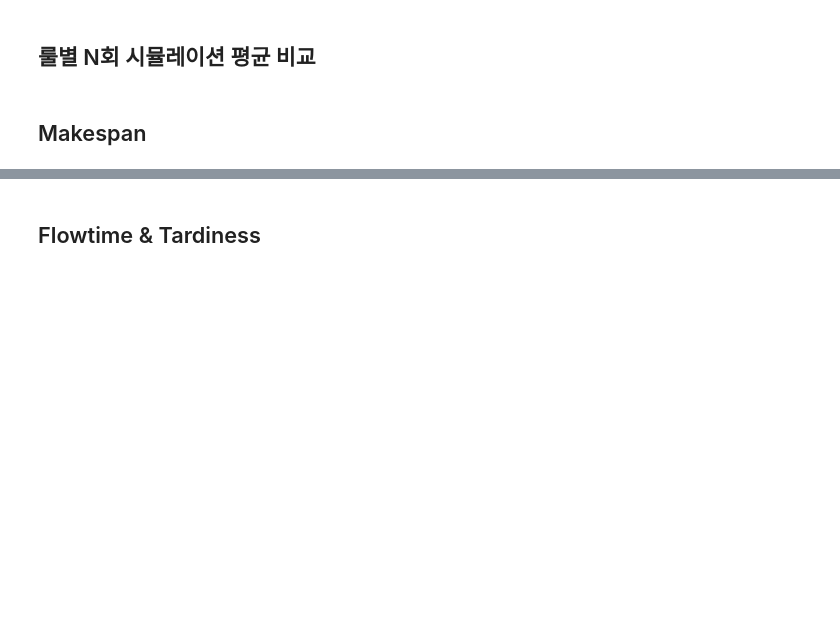
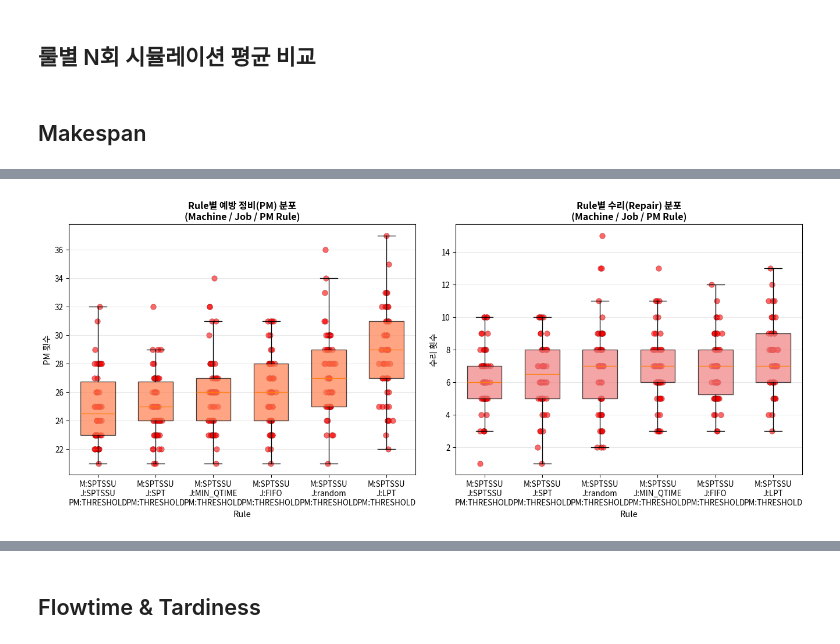
Before and after one commit to cryscham123/simulation_teamwork, a Jupyter notebook: result_compare.ipynb, the cells around one changed output, grey strips where cells are left out. Saved outputs shown, nothing was run; the diff lists cells and outputs as text; code cells hidden in the pictures; blank space fills up the shorter version.

```diff
--- a/result_compare.ipynb
+++ b/result_compare.ipynb
@@ -156,0 +235,93 @@ plt.show()
+# %%
+fig, axes = plt.subplots(1, 2, figsize=(14, 6))
+
+# PM 비교 (machine_rule, job_rule, pm_rule별로 그룹화)
+pm_grouped = metrics_df.groupby(['machine_rule', 'job_rule', 'pm_rule'])
+rule_indices_pm_raw = list(pm_grouped.groups.keys())
+
+# 평균 PM 값 계산하여 정렬
+rule_avg_pm = []
+for idx in rule_indices_pm_raw:
+    avg_pm = metrics_df[
+        (metrics_df['machine_rule'] == idx[0]) &
+        (metrics_df['job_rule'] == idx[1]) &
+        (metrics_df['pm_rule'] == idx[2])
+    ]['n_pm'].mean()
+    rule_avg_pm.append((idx, avg_pm))
+
+rule_avg_pm.sort(key=lambda x: x[1])
+rule_indices_pm = [x[0] for x in rule_avg_pm]
+rule_labels_pm = [f"M:{idx[0]}\nJ:{idx[1]}\nPM:{idx[2]}" for idx in rule_indices_pm]
+
+# PM Box plot 생성
+box_data_pm = [metrics_df[
+    (metrics_df['machine_rule'] == idx[0]) &
+    (metrics_df['job_rule'] == idx[1]) &
+    (metrics_df['pm_rule'] == idx[2])
+]['n_pm'].values for idx in rule_indices_pm]
+
+bp_pm = axes[0].boxplot(box_data_pm, labels=rule_labels_pm, patch_artist=True, widths=0.6, showfliers=False)
+
+# PM Box plot 색상 설정
+for patch in bp_pm['boxes']:
+    patch.set_facecolor('coral')
+    patch.set_alpha(0.7)
+
+# PM Scatter plot 오버레이
+for i, data in enumerate(box_data_pm):
+    x_pos = [i + 1] * len(data)
+    x_jittered = [x + np.random.normal(0, 0.04) for x in x_pos]
+    axes[0].scatter(x_jittered, data, alpha=0.6, s=50, color='red', edgecolors='darkred', linewidth=0.5)
+
+axes[0].set_xlabel('Rule', fontsize=11)
+axes[0].set_ylabel('PM 횟수', fontsize=11)
+axes[0].set_title('Rule별 예방 정비(PM) 분포\n(Machine / Job / PM Rule)', fontsize=12, fontweight='bold')
+axes[0].grid(True, alpha=0.3, axis='y')
+
+# Repair 비교 (machine_rule, job_rule, pm_rule별로 그룹화)
+repair_grouped = metrics_df.groupby(['machine_rule', 'job_rule', 'pm_rule'])
+rule_indices_repair_raw = list(repair_grouped.groups.keys())
+
+# 평균 Repair 값 계산하여 정렬
+rule_avg_repair = []
+for idx in rule_indices_repair_raw:
+    avg_repair = metrics_df[
+        (metrics_df['machine_rule'] == idx[0]) &
+        (metrics_df['job_rule'] == idx[1]) &
+        (metrics_df['pm_rule'] == idx[2])
+    ]['n_repairs'].mean()
+    rule_avg_repair.append((idx, avg_repair))
+
+rule_avg_repair.sort(key=lambda x: x[1])
+rule_indices_repair = [x[0] for x in rule_avg_repair]
+rule_labels_repair = [f"M:{idx[0]}\nJ:{idx[1]}\nPM:{idx[2]}" for idx in rule_indices_repair]
+
+# Repair Box plot 생성
+box_data_repair = [metrics_df[
+    (metrics_df['machine_rule'] == idx[0]) &
+    (metrics_df['job_rule'] == idx[1]) &
+    (metrics_df['pm_rule'] == idx[2])
+]['n_repairs'].values for idx in rule_indices_repair]
+
+bp_repair = axes[1].boxplot(box_data_repair, labels=rule_labels_repair, patch_artist=True, widths=0.6, showfliers=False)
+
+# Repair Box plot 색상 설정
+for patch in bp_repair['boxes']:
+    patch.set_facecolor('lightcoral')
+    patch.set_alpha(0.7)
+
+# Repair Scatter plot 오버레이
+for i, data in enumerate(box_data_repair):
+    x_pos = [i + 1] * len(data)
+    x_jittered = [x + np.random.normal(0, 0.04) for x in x_pos]
+    axes[1].scatter(x_jittered, data, alpha=0.6, s=50, color='red', edgecolors='darkred', linewidth=0.5)
+
+axes[1].set_xlabel('Rule', fontsize=11)
+axes[1].set_ylabel('수리 횟수', fontsize=11)
+axes[1].set_title('Rule별 수리(Repair) 분포\n(Machine / Job / PM Rule)', fontsize=12, fontweight='bold')
+axes[1].grid(True, alpha=0.3, axis='y')
+
+plt.tight_layout()
+plt.show()
+# %% [output]
+[figure, added]
```
Also changed, not shown: parts of 17 cells of this notebook, 4 other files.
